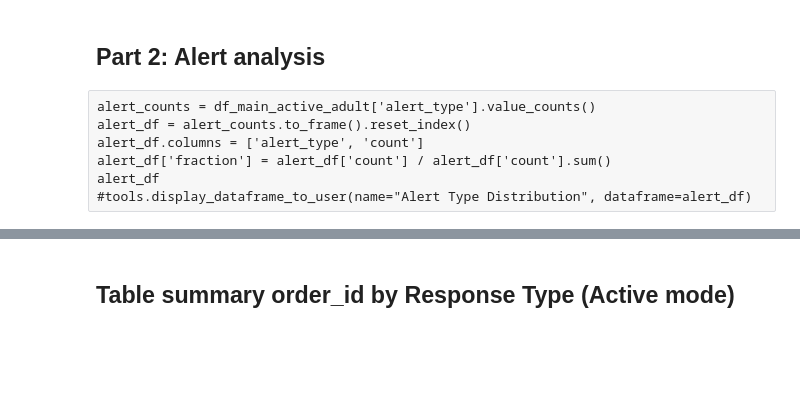
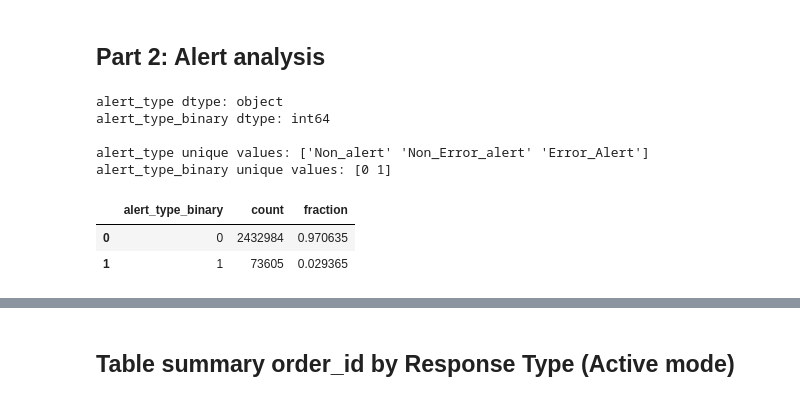
Before and after one commit to nirshlom/alert-fatigue, a Jupyter notebook: main_analysis.ipynb, the cells around one changed output, grey strips where cells are left out. Saved outputs shown, nothing was run; the diff lists cells and outputs as text; code cells hidden in the pictures; blank space fills up the shorter version.

```diff
--- a/main_analysis.ipynb
+++ b/main_analysis.ipynb
@@ -119,9 +164,36 @@ df_main_active_adult.loc[df_main_active_adult['id1'] == 4969][[
 # %% [markdown]
 ## Part 2: Alert analysis
-# %% [raw]
-alert_counts = df_main_active_adult['alert_type'].value_counts()
-alert_df = alert_counts.to_frame().reset_index()
-alert_df.columns = ['alert_type', 'count']
-alert_df['fraction'] = alert_df['count'] / alert_df['count'].sum()
-alert_df
-#tools.display_dataframe_to_user(name="Alert Type Distribution", dataframe=alert_df)
+# %%
+#alert type & alert type binary counts (NIR WHY IT DOSENT WORK FOR ALERT TYPE??)
+alert_counts = df_main_active_adult['alert_type'].value_counts()
+alert_counts_binary = df_main_active_adult['alert_type_binary'].value_counts()
+
+#alert type counts
+alert_counts = df_main_active_adult['alert_type'].value_counts()
+alert_df = alert_counts.to_frame().reset_index()
+alert_df.columns = ['alert_type', 'count']
+alert_df['fraction'] = alert_df['count'] / alert_df['count'].sum()
+alert_df
+#tools.display_dataframe_to_user(name="Alert Type Distribution", dataframe=alert_df)
+
+# Check data types
+print("alert_type dtype:", df_main_active_adult['alert_type'].dtype)
+print("alert_type_binary dtype:", df_main_active_adult['alert_type_binary'].dtype)
+print("\nalert_type unique values:", df_main_active_adult['alert_type'].unique())
+print("alert_type_binary unique values:", df_main_active_adult['alert_type_binary'].unique())
+
+#alert type binary counts
+alert_counts_binary = df_main_active_adult['alert_type_binary'].value_counts()
+alert_df_binary = alert_counts_binary.to_frame().reset_index()
+alert_df_binary.columns = ['alert_type_binary', 'count']
+alert_df_binary['fraction'] = alert_df_binary['count'] / alert_df_binary['count'].sum()
+alert_df_binary
+# %% [output]
+alert_type dtype: object
+alert_type_binary dtype: int64
+
+alert_type unique values: ['Non_alert' 'Non_Error_alert' 'Error_Alert']
+alert_type_binary unique values: [0 1]
+|  | alert_type_binary | count | fraction |
+| 0 | 0 | 2432984 | 0.970635 |
+| 1 | 1 | 73605 | 0.029365 |
```
Also changed, not shown: parts of 12 cells of this notebook.
